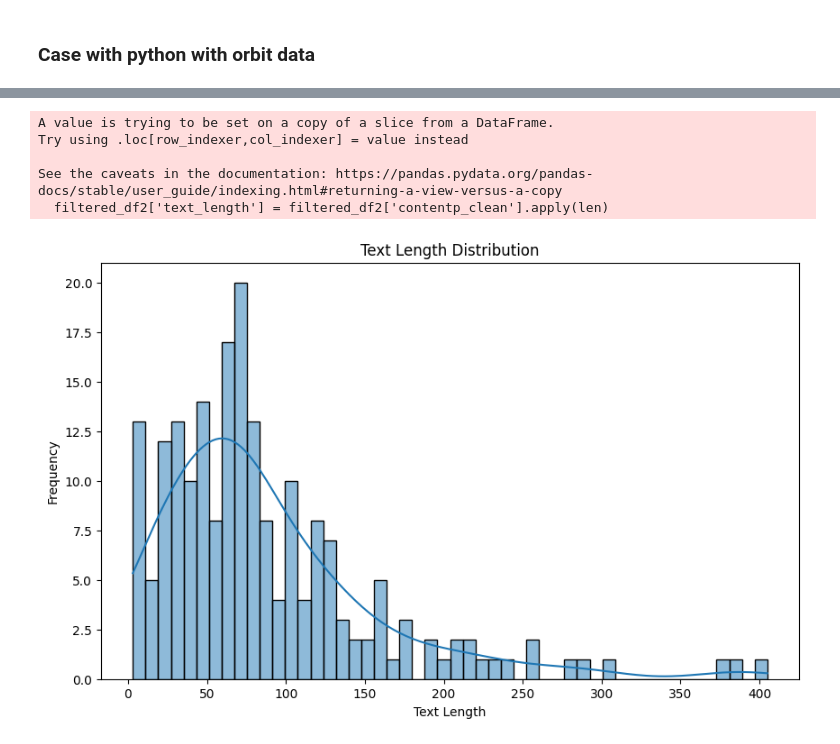
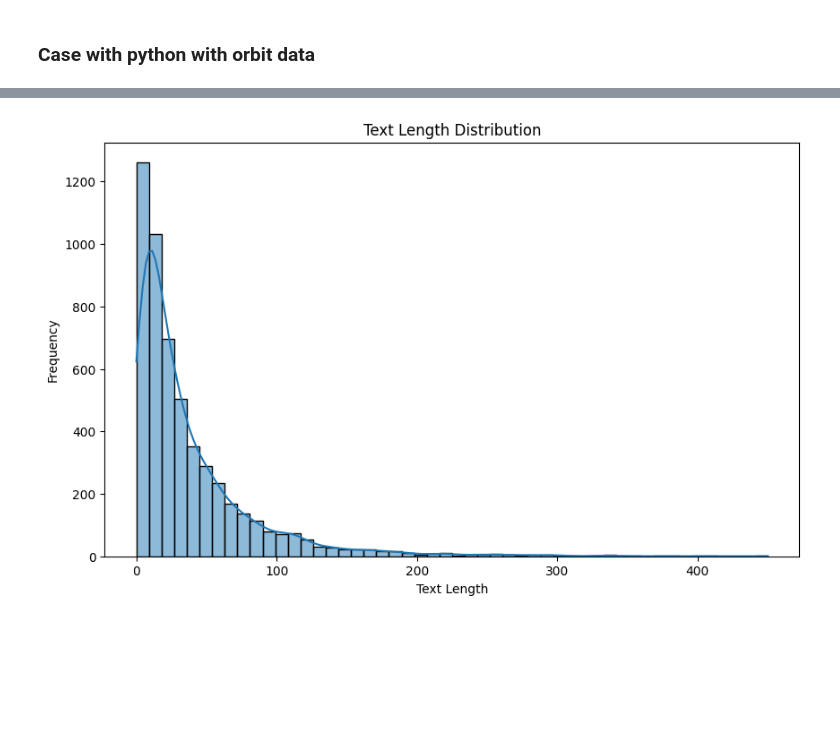
Before and after one commit to alharidt16/text-Analysis, a Jupyter notebook: UAS_TEXT_ANALYSIS.ipynb, the cells around one changed output, grey strips where cells are left out. Cells and saved outputs as stored; diff of their text form; code cells hidden in the pictures; blank space fills up the shorter version.

```diff
--- a/UAS_TEXT_ANALYSIS.ipynb
+++ b/UAS_TEXT_ANALYSIS.ipynb
@@ -24,7 +24,7 @@ result = reviews_all(
     )
 
 threads = pd.DataFrame.from_records(result)
-threads = threads[['at', 'content', 'score', 'userName']]
+threads = threads[['at','userName' ,'content', 'score' ]]
 # %%
 threads
 # %% [output]
@@ -45,7 +45,7 @@ threads
 threads['at'] = pd.to_datetime(threads['at'])
 
 # mengambil data dari tanggal 01-01-2023
-data_review_threads= threads[threads['at'] >= '2023-01-01']
+data_review_threads= threads
 # %%
 data_review_threads
 # %% [output]
@@ -163,8 +140,8 @@ def all_preproc(input_data):
     preproc = list(map(addt_stop_word, tqdm(preproc)))
     return preproc
 
-filtered_df2['contentp'] = filtered_df2['content'].astype(str).apply(lambda x: ' '.join(simple_preprocess(x)))
-filtered_df2['contentp_clean'] = all_preproc(filtered_df2['contentp'])
+data_review_threads['contentp'] = data_review_threads['content'].astype(str).apply(lambda x: ' '.join(simple_preprocess(x)))
+data_review_threads['contentp_clean'] = all_preproc(data_review_threads['contentp'])
 # %% [output]
 [nltk_data] Downloading package punkt to /root/nltk_data...
 [nltk_data]   Package punkt is already up-to-date!
@@ -181,25 +148,20 @@ See the caveats in the documentation: https://pandas.pydata.org/pandas-docs/stab
 # %%
 import pandas as pd
 import matplotlib.pyplot as plt
 import seaborn as sns
 from wordcloud import WordCloud
 
-filtered_df2['text_length'] = filtered_df2['contentp_clean'].apply(len)
+data_review_threads['text_length'] = data_review_threads['contentp_clean'].apply(len)
 
 # Plot the distribution of text length
 plt.figure(figsize=(10, 6))
-sns.histplot(data=filtered_df2, x='text_length', bins=50, kde=True)
+sns.histplot(data=data_review_threads, x='text_length', bins=50, kde=True)
 plt.title('Text Length Distribution')
 plt.xlabel('Text Length')
 plt.ylabel('Frequency')
 plt.show()
 # %% [output]
-A value is trying to be set on a copy of a slice from a DataFrame.
-Try using .loc[row_indexer,col_indexer] = value instead
-
-See the caveats in the documentation: https://pandas.pydata.org/pandas-docs/stable/user_guide/indexing.html#returning-a-view-versus-a-copy
-  filtered_df2['text_length'] = filtered_df2['contentp_clean'].apply(len)
-[figure, old version]
+[figure, new version]
 # %%
 from nltk.tokenize import word_tokenize
 from collections import Counter
```
Also changed, not shown: parts of 12 cells of this notebook.
